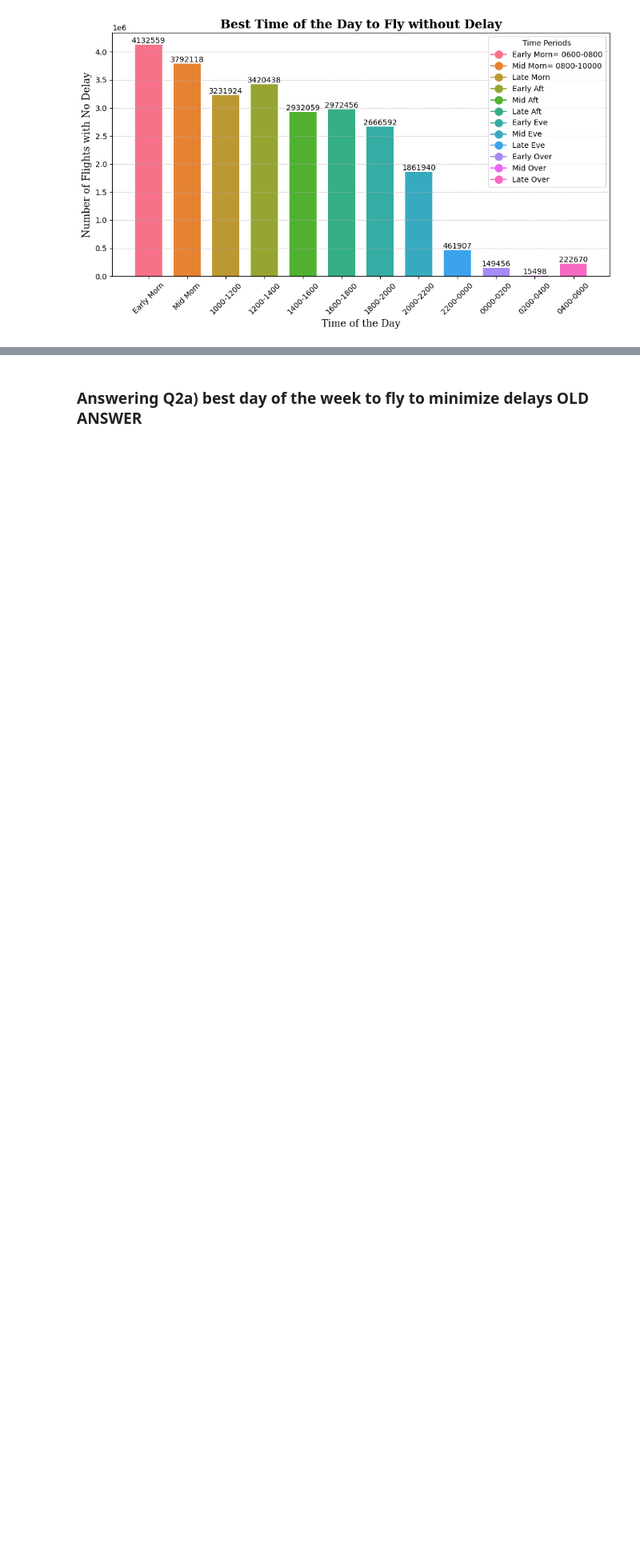
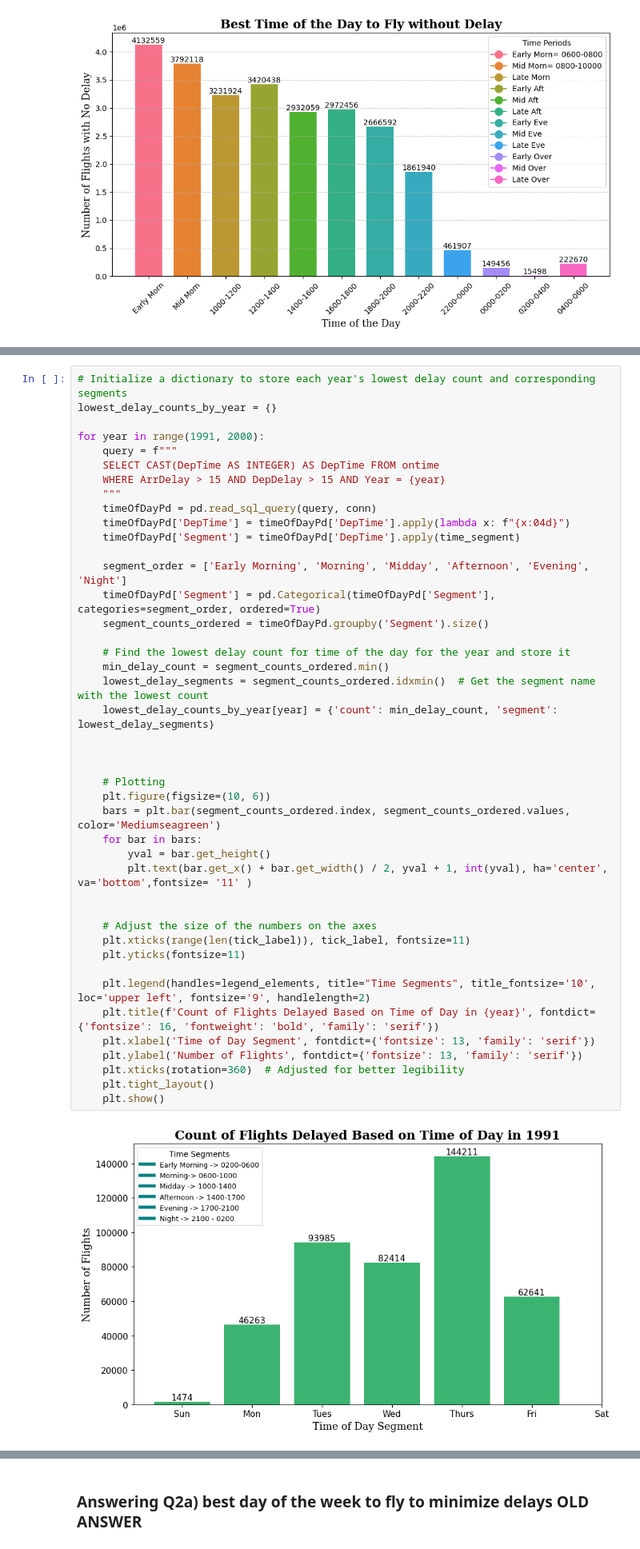
Before and after one commit to ChrisP2000/st2195_GardedAssignment2, a Jupyter notebook: Graded Assignment 2 .ipynb, the cells around one changed output, grey strips where cells are left out. Shown at 80% size. Saved outputs shown, nothing was run; the diff lists cells and outputs as text; blank space fills up the shorter version.

```diff
--- a/Graded Assignment 2 .ipynb
+++ b/Graded Assignment 2 .ipynb
@@ -501,0 +305,45 @@ plt.tight_layout()
+# %%
+# Initialize a dictionary to store each year's lowest delay count and corresponding segments
+lowest_delay_counts_by_year = {}
+
+for year in range(1991, 2000):
+    query = f"""
+    SELECT CAST(DepTime AS INTEGER) AS DepTime FROM ontime
+    WHERE ArrDelay > 15 AND DepDelay > 15 AND Year = {year}
+    """
+    timeOfDayPd = pd.read_sql_query(query, conn)
+    timeOfDayPd['DepTime'] = timeOfDayPd['DepTime'].apply(lambda x: f"{x:04d}")
+    timeOfDayPd['Segment'] = timeOfDayPd['DepTime'].apply(time_segment)
+
+    segment_order = ['Early Morning', 'Morning', 'Midday', 'Afternoon', 'Evening', 'Night']
+    timeOfDayPd['Segment'] = pd.Categorical(timeOfDayPd['Segment'], categories=segment_order, ordered=True)
+    segment_counts_ordered = timeOfDayPd.groupby('Segment').size()
+
+    # Find the lowest delay count for time of the day for the year and store it
+    min_delay_count = segment_counts_ordered.min()
+    lowest_delay_segments = segment_counts_ordered.idxmin()  # Get the segment name with the lowest count
+    lowest_delay_counts_by_year[year] = {'count': min_delay_count, 'segment': lowest_delay_segments}
+
+
+
+    # Plotting
+    plt.figure(figsize=(10, 6))
+    bars = plt.bar(segment_counts_ordered.index, segment_counts_ordered.values, color='Mediumseagreen')
+    for bar in bars:
+        yval = bar.get_height()
+        plt.text(bar.get_x() + bar.get_width() / 2, yval + 1, int(yval), ha='center', va='bottom',fontsize= '11' )
+
+
+    # Adjust the size of the numbers on the axes
+    plt.xticks(range(len(tick_label)), tick_label, fontsize=11)
+    plt.yticks(fontsize=11)
+
+    plt.legend(handles=legend_elements, title="Time Segments", title_fontsize='10', loc='upper left', fontsize='9', handlelength=2)
+    plt.title(f'Count of Flights Delayed Based on Time of Day in {year}', fontdict={'fontsize': 16, 'fontweight': 'bold', 'family': 'serif'})
+    plt.xlabel('Time of Day Segment', fontdict={'fontsize': 13, 'family': 'serif'})
+    plt.ylabel('Number of Flights', fontdict={'fontsize': 13, 'family': 'serif'})
+    plt.xticks(rotation=360)  # Adjusted for better legibility
+    plt.tight_layout()
+    plt.show()
+# %% [output]
+[figure, added]
```
Also changed, not shown: parts of 23 cells of this notebook.
